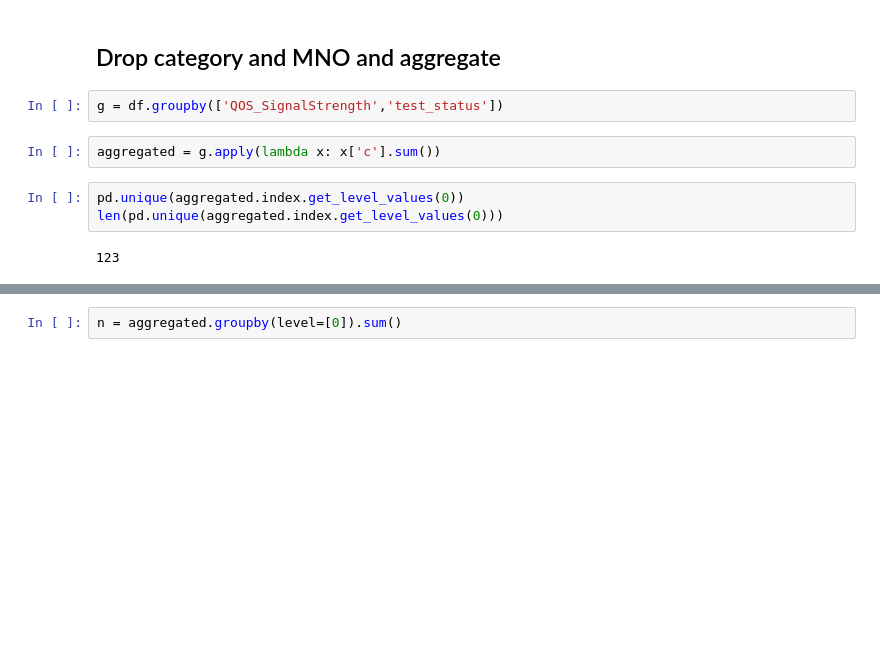
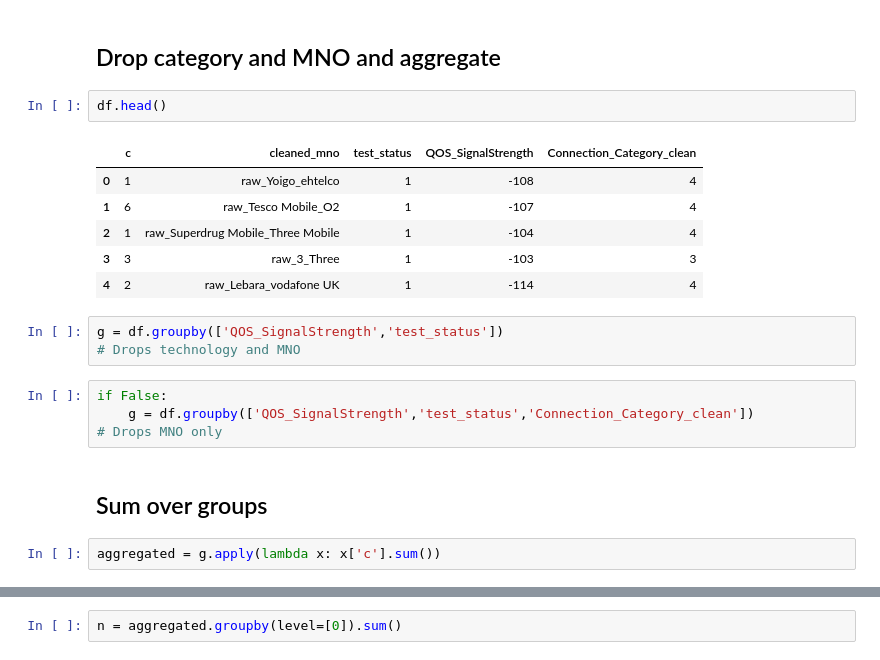
Before and after one commit to ruther4d/mno_connectivity, a Jupyter notebook: reproduce_success_rate_plot.ipynb, the cells around one changed output, grey strips where cells are left out. Drawn from its saved outputs; the diff is of its cells as text; blank space fills up the shorter version.

```diff
--- a/reproduce_success_rate_plot.ipynb
+++ b/reproduce_success_rate_plot.ipynb
@@ -104,15 +123,26 @@ df[df['QOS_SignalStrength'] == -17]['c'].sum()
 18
 # %% [markdown]
 ## Drop category and MNO and aggregate
+# %%
+df.head()
+# %% [output]
+|  | c | cleaned_mno | test_status | QOS_SignalStrength | Connection_Category_clean |
+| 0 | 1 | raw_Yoigo_ehtelco | 1 | -108 | 4 |
+| 1 | 6 | raw_Tesco Mobile_O2 | 1 | -107 | 4 |
+| 2 | 1 | raw_Superdrug Mobile_Three Mobile | 1 | -104 | 4 |
+| 3 | 3 | raw_3_Three | 1 | -103 | 3 |
+| 4 | 2 | raw_Lebara_vodafone UK | 1 | -114 | 4 |
 # %%
 g = df.groupby(['QOS_SignalStrength','test_status'])
+# Drops technology and MNO
+# %%
+if False:
+    g = df.groupby(['QOS_SignalStrength','test_status','Connection_Category_clean'])
+# Drops MNO only
+# %% [markdown]
+## Sum over groups
 # %%
 aggregated = g.apply(lambda x: x['c'].sum())
-# %%
-pd.unique(aggregated.index.get_level_values(0))
-len(pd.unique(aggregated.index.get_level_values(0)))
-# %% [output]
-123
 # %%
 aggregated[aggregated.index.get_level_values(0) == -17]
 # %% [output]
```
Also changed, not shown: parts of 34 cells of this notebook.
